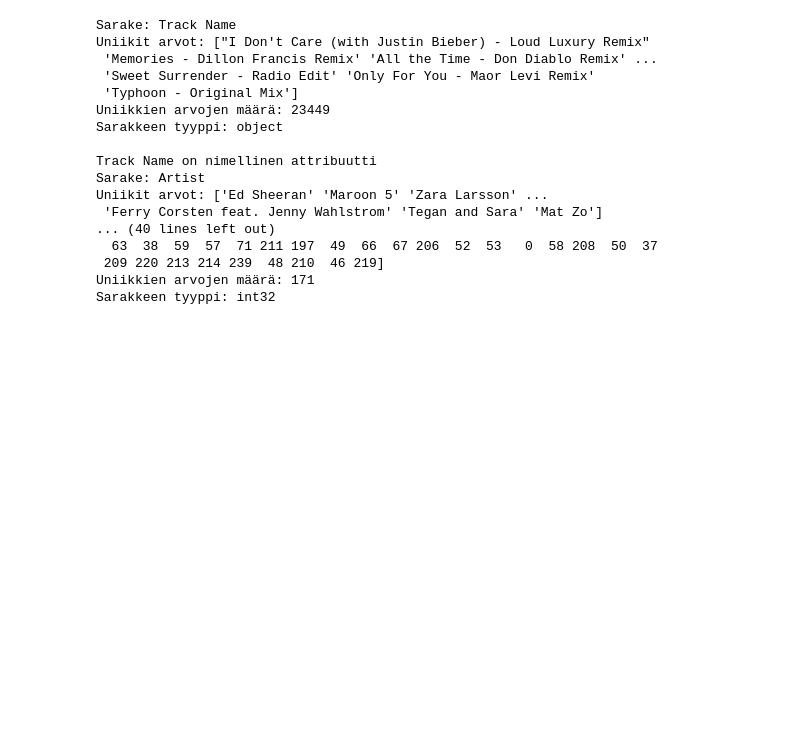
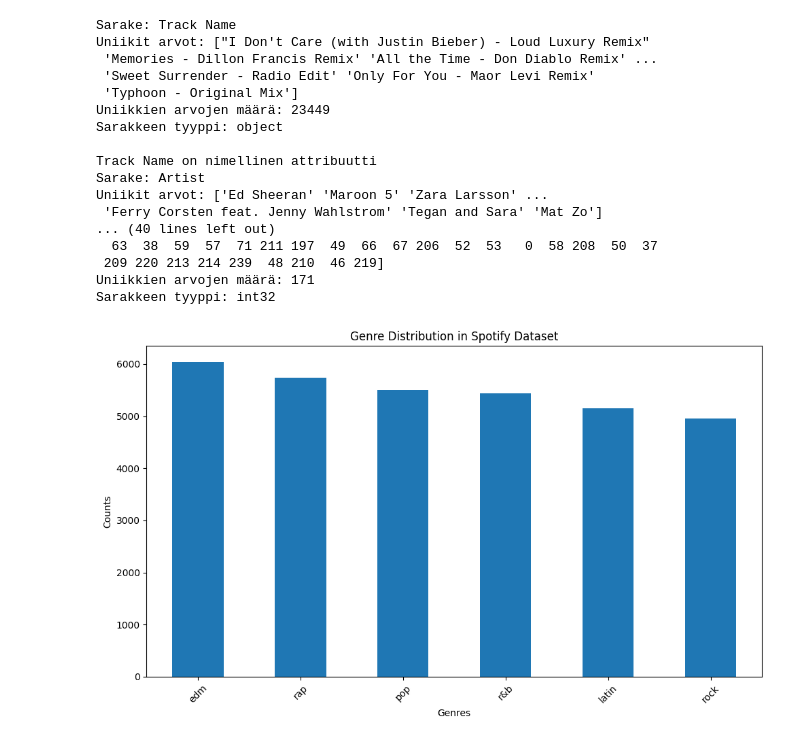
Before and after one commit to koskinenj/Analysoinnin__projekti, a Jupyter notebook: Project NEW.ipynb, the cells around one changed output. Saved outputs shown, nothing was run; the diff lists cells and outputs as text; code cells hidden in the pictures; blank space fills up the shorter version.

```diff
--- a/Project NEW.ipynb
+++ b/Project NEW.ipynb
@@ -263,3 +263,18 @@ Uniikit arvot: ['Ed Sheeran' 'Maroon 5' 'Zara Larsson' ...
  209 220 213 214 239  48 210  46 219]
 Uniikkien arvojen määrä: 171
 Sarakkeen tyyppi: int32
+# %%
+# Oletetaan vaikka sarakkeen 'Genre' datan pohjalta
+genre_counts = spotify['Genre'].value_counts()
+
+# Luodaan pylväskaavio
+plt.figure(figsize=(10, 6))
+genre_counts.plot(kind='bar')
+plt.title('Genre Distribution in Spotify Dataset')
+plt.xlabel('Genres')
+plt.ylabel('Counts')
+plt.xticks(rotation=45)
+plt.tight_layout()
+plt.show()
+# %% [output]
+[figure, added]
```
Also changed, not shown: parts of 4 cells of this notebook.
